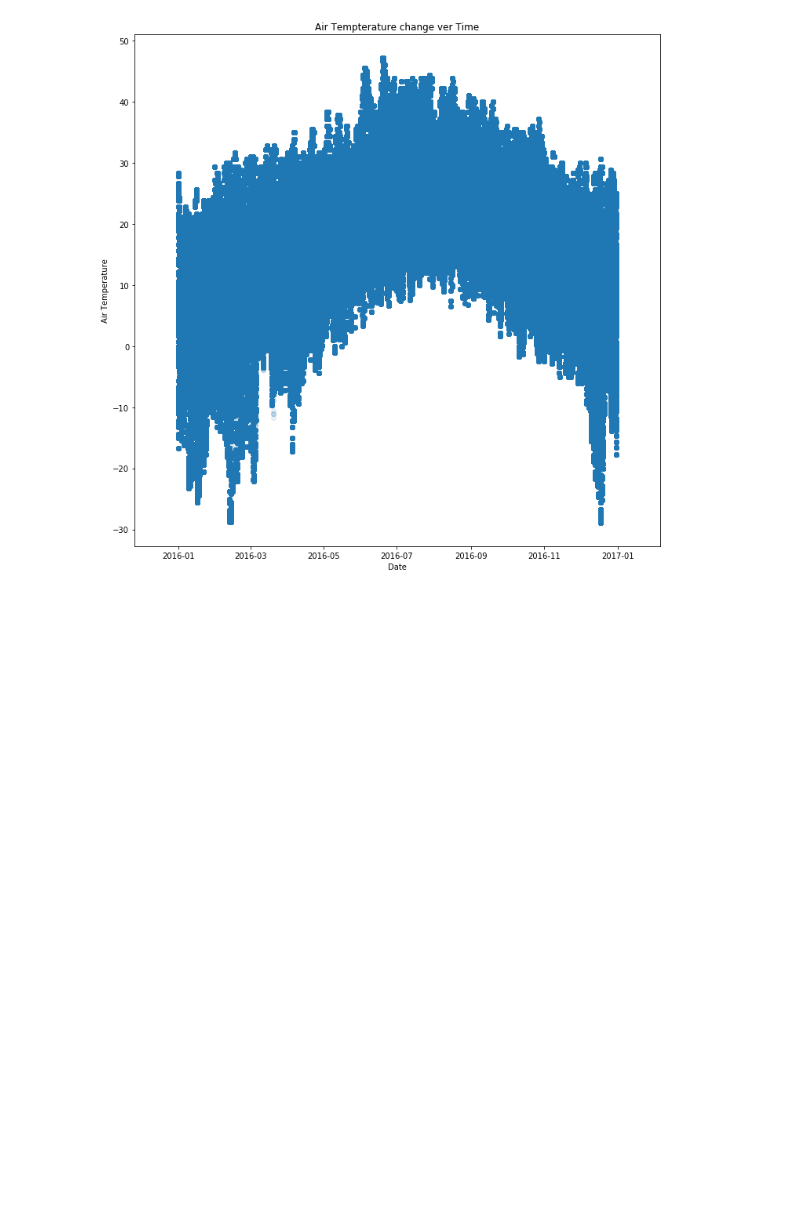
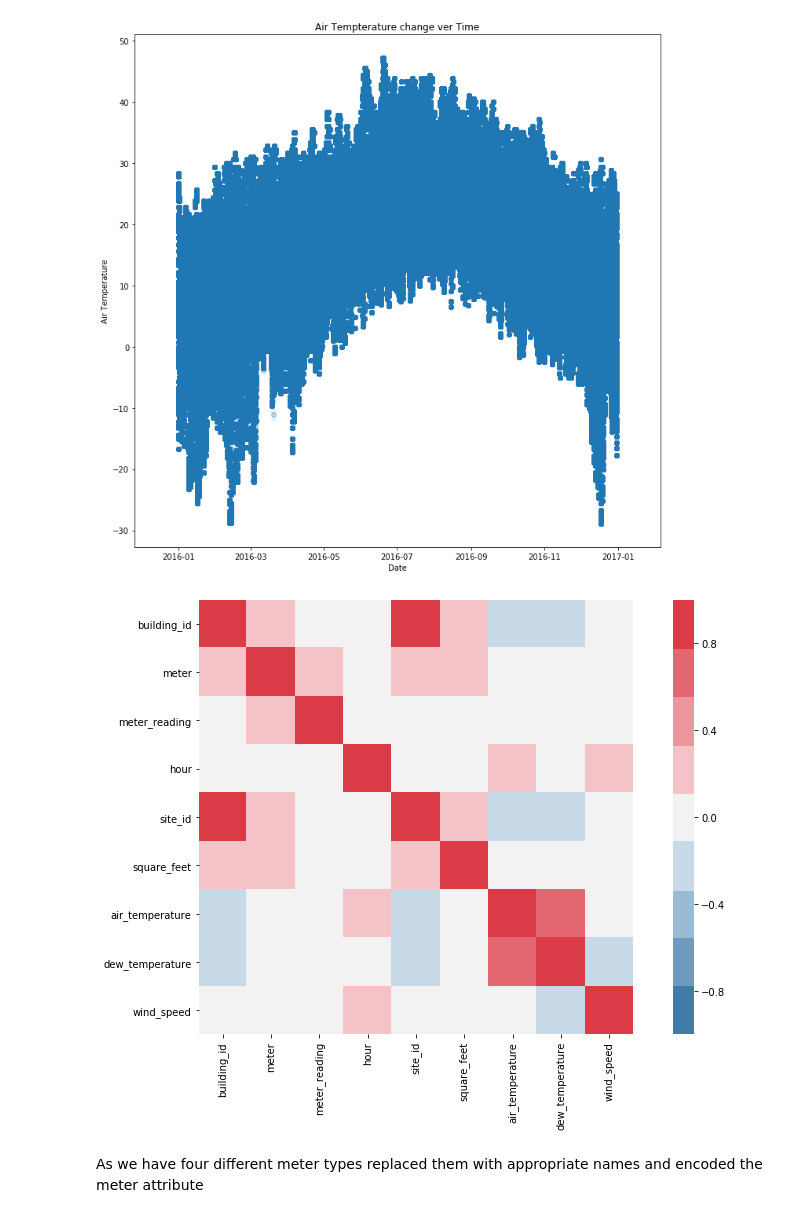
Before and after one commit to KevinThomas441/Skyscraper-Energy-Cost-Analysis, a Jupyter notebook: KDD_Project.ipynb, the cells around one changed output. Saved outputs shown, nothing was run; the diff lists cells and outputs as text; code cells hidden in the pictures; blank space fills up the shorter version.

Commit message:
graphs added

```diff
--- a/KDD_Project.ipynb
+++ b/KDD_Project.ipynb
@@ -469,3 +467,12 @@ plt.ylabel('Air Temperature')
 plt.show()
 # %% [output]
 [figure]
+# %%
+plt.rcParams['figure.figsize'] = (14,8)
+sns.heatmap(train.corr(), vmin=-1, vmax=1, center=0,
+            square=True, cmap = sns.diverging_palette(240, 10, n=9))
+plt.show()
+# %% [output]
+[figure, added]
+# %% [markdown]
+As we have four different meter types replaced them with appropriate names and encoded the meter attribute
```
Also changed, not shown: parts of 10 cells of this notebook.
